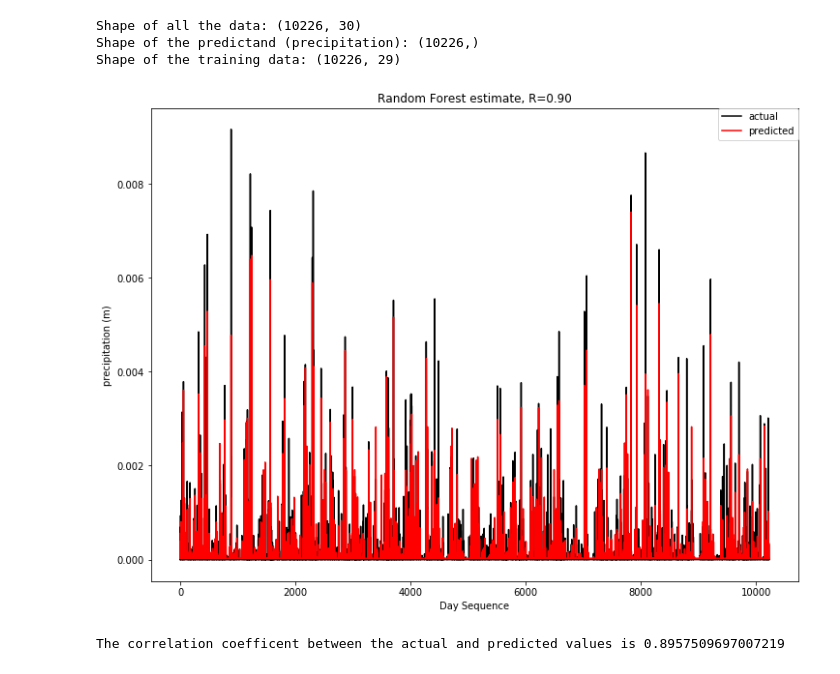
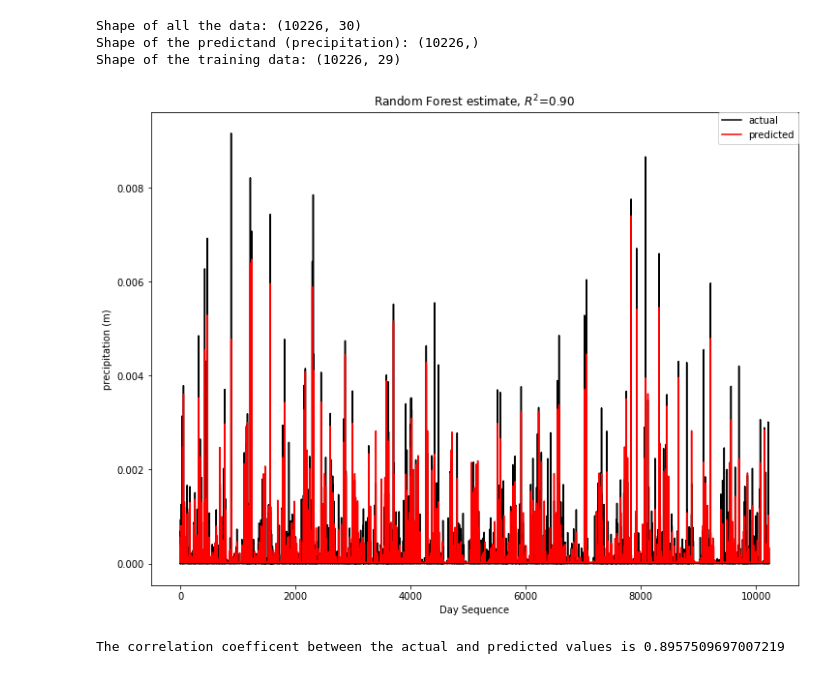
Before and after one commit to gzewdie/Random-Forest-Precipitation-JupyterNotebook, a Jupyter notebook: RandomForest4PredictingPrecipitation.ipynb, the cells around one changed output. Saved outputs shown, nothing was run; the diff lists cells and outputs as text; code cells hidden in the pictures.

```diff
--- a/RandomForest4PredictingPrecipitation.ipynb
+++ b/RandomForest4PredictingPrecipitation.ipynb
@@ -163,15 +163,15 @@ cc=np.corrcoef(testall,ytest)
 # %%
 # Let us now plot the predicted value and the supervising variable (precipitation) together
 fig = plt.figure(figsize=(12, 9))
 plt.plot(testall, label="actual", c='black')
 plt.plot(ytest,label="predicted", c='red')
 plt.xlabel('Day Sequence')
 plt.ylabel('precipitation (m)')
-plt.title('Random Forest estimate, R=' "%.2f" %  cc[0,1])
+plt.title('Random Forest estimate, $R^2$=' "%.2f" %  cc[0,1])
 plt.legend(bbox_to_anchor=(1, 1), loc=1, borderaxespad=0.)
 plt.show()
 # %% [output]
-[figure, old version]
+[figure, new version]
 # %%
 print('The correlation coefficent between the actual and predicted values is {}'.format(cc[0,1]))
 # %% [output]
```
Also changed, not shown: parts of 26 cells of this notebook.
